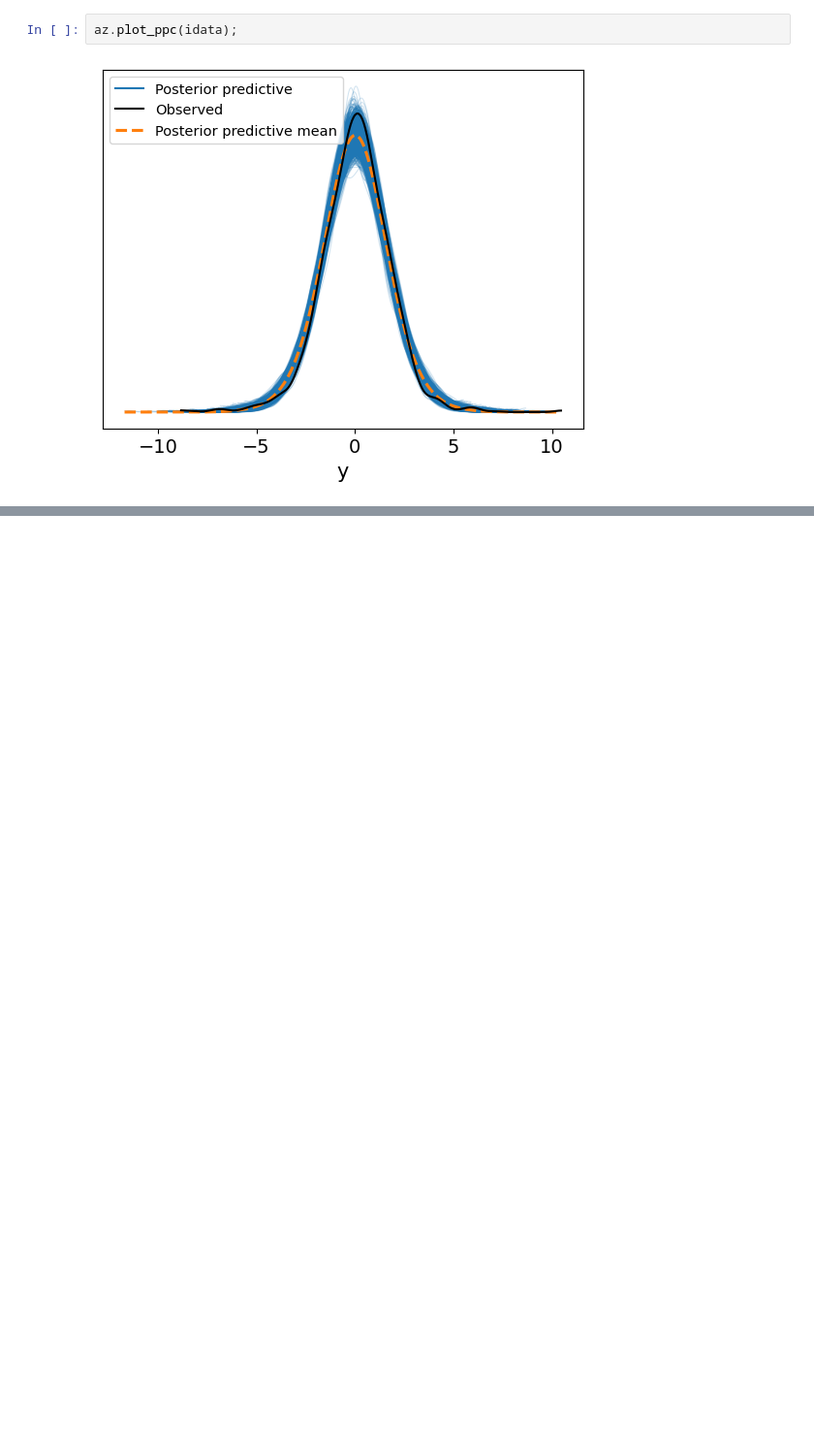
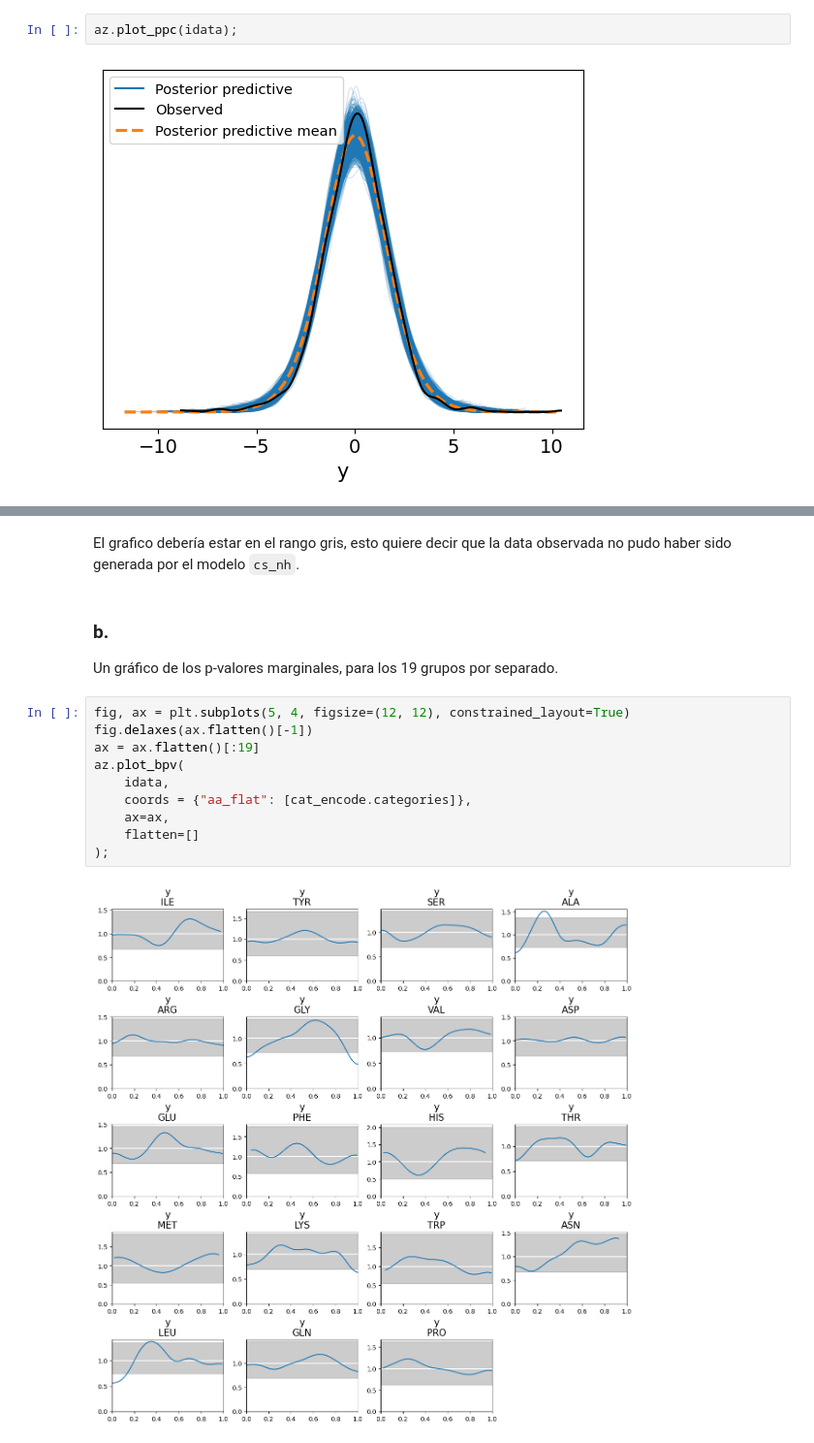
Before and after one commit to nazarenomm/Estadistica-e-Inferencia-2, a Jupyter notebook: ejercicios/ejercicios_04_01_nazareno_magallanes.ipynb, the cells around one changed output, grey strips where cells are left out. Shown at 97% size. Saved outputs shown, nothing was run; the diff lists cells and outputs as text; blank space fills up the shorter version.

```diff
--- a/ejercicios/ejercicios_04_01_nazareno_magallanes.ipynb
+++ b/ejercicios/ejercicios_04_01_nazareno_magallanes.ipynb
@@ -150,0 +233,17 @@ Sampling: [y]
+# %% [markdown]
+El grafico debería estar en el rango gris, esto quiere decir que la data observada no pudo haber sido generada por el modelo ``cs_nh``.
+# %% [markdown]
+### b.
+Un gráfico de los p-valores marginales, para los 19 grupos por separado.
+# %%
+fig, ax = plt.subplots(5, 4, figsize=(12, 12), constrained_layout=True)
+fig.delaxes(ax.flatten()[-1])
+ax = ax.flatten()[:19]
+az.plot_bpv(
+    idata,
+    coords = {"aa_flat": [cat_encode.categories]},
+    ax=ax,
+    flatten=[]
+);
+# %% [output]
+[figure, added]
```
Also changed, not shown: parts of 28 cells of this notebook.
